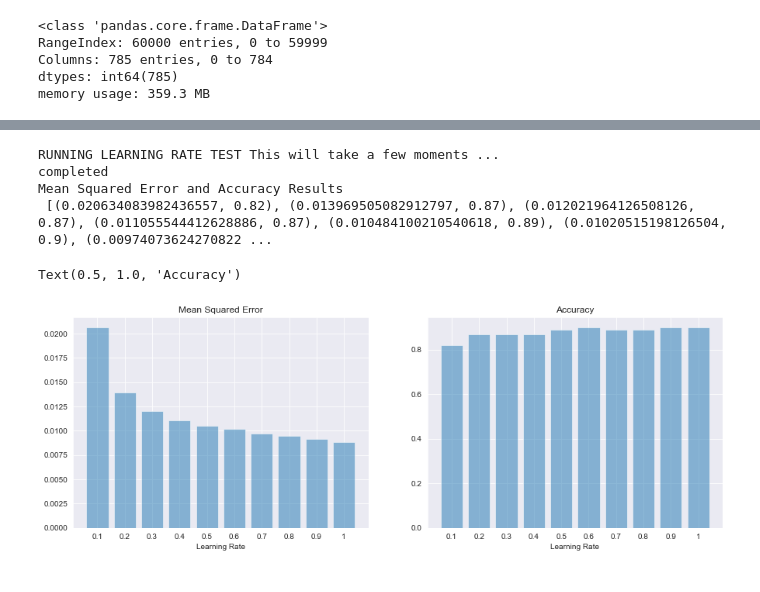
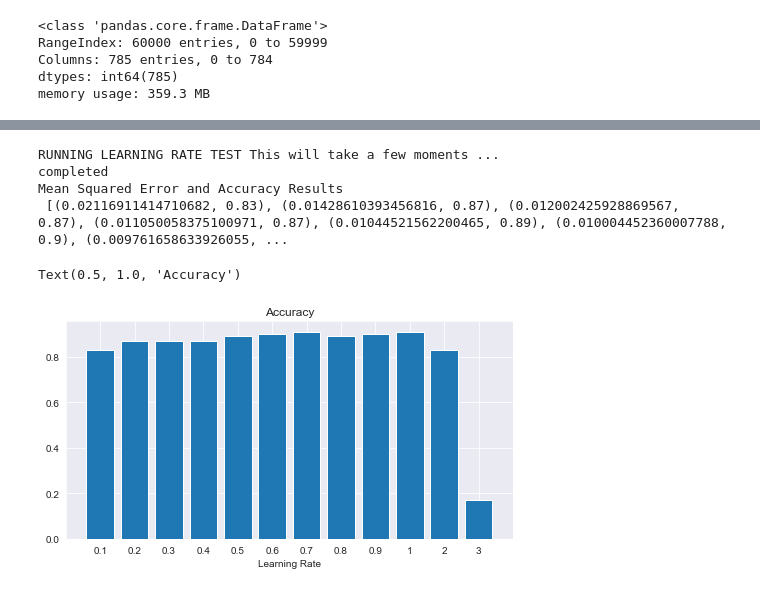
Before and after one commit to CC-Gold-PGW/Adv-AI-Coursework, a Jupyter notebook: coursework1/task1.ipynb, the cells around one changed output, grey strips where cells are left out. Drawn from its saved outputs; the diff is of its cells as text; code cells hidden in the pictures.

```diff
--- a/coursework1/task1.ipynb
+++ b/coursework1/task1.ipynb
@@ -286,7 +278,7 @@ Text(0.5, 1.0, 'Accuracy')
 print("RUNNING BATCH TEST This will take a few moments ...")
 ann_list = []
 train_results_list = []
-batch_sizes = [1, 20, 100, 200, 500, len(X_train)]
+batch_sizes = [1, 2, 4, 6, 9, 12, 16, 20, 100, 200, 500, len(X_train)]
 
 for batch_size in batch_sizes:
     # configure the layers
@@ -322,23 +314,15 @@ objects = batch_sizes
 performance = test_results_list
 
 # plot performances bars
-fig, axes = plt.subplots(1, 2, figsize=(15,5))
+fig, axes = plt.subplots(1, 1, figsize=(8,4))
 y_pos = np.arange(len(objects))
-# get mean squared error from performance
-model_mse = [x[0] for x in performance]
-axes[0].bar(y_pos, model_mse, align='center', alpha=0.5)
-axes[0].set_xticks(y_pos)
-axes[0].set_xticklabels(objects)
-axes[0].set_xlabel('Batches')
-axes[0].set_title('Mean Squared Error')
-
 # plot accuracy from performance
 model_acc = [x[1] for x in performance]
-axes[1].bar(y_pos, model_acc, align='center', alpha=0.5)
-axes[1].set_xticks(y_pos)
-axes[1].set_xticklabels(objects)
-axes[1].set_xlabel('Batches')
-axes[1].set_title('Accuracy')
+axes.bar(y_pos, model_acc, align='center', alpha=1)
+axes.set_xticks(y_pos)
+axes.set_xticklabels(objects)
+axes.set_xlabel('Batches')
+axes.set_title('Accuracy')
 # %% [output]
 RUNNING BATCH TEST This will take a few moments ...
 completed
@@ -350,7 +334,7 @@ Text(0.5, 1.0, 'Accuracy')
 print("RUNNING LEARNING RATE TEST This will take a few moments ...")
 ann_list = []
 train_results_list = []
-learning_rates = [0.1, 0.2, 0.3, 0.4, 0.5, 0.6, 0.7, 0.8, 0.9, 1]
+learning_rates = [0.1, 0.2, 0.3, 0.4, 0.5, 0.6, 0.7, 0.8, 0.9, 1, 2, 3]
 
 for rate in learning_rates:
     # configure the layers
@@ -367,46 +351,38 @@ for rate in learning_rates:
 print('completed')
 
 #Test Array
 test_results_list = []
 
 for model in ann_list:
     df_test_result = model.test(X_test, y_test)
     mse=df_test_result['mean_squared_error'].values
     acc=df_test_result['accuracy'].values
 
     test_results_list.append((mse[0], acc[0]))
 
     pass
 pass
 
 print ("Mean Squared Error and Accuracy Results \n {}".format(test_results_list))
 
 #Build Chart
 objects = learning_rates
 performance = test_results_list
 
 # plot performances bars
-fig, axes = plt.subplots(1, 2, figsize=(15,5))
+fig, axes = plt.subplots(1, 1, figsize=(8,4))
 y_pos = np.arange(len(objects))
-# get mean squared error from performance
-model_mse = [x[0] for x in performance]
-axes[0].bar(y_pos, model_mse, align='center', alpha=0.5)
-axes[0].set_xticks(y_pos)
-axes[0].set_xticklabels(objects)
-axes[0].set_xlabel('Learning Rate')
-axes[0].set_title('Mean Squared Error')
-
 # plot accuracy from performance
 model_acc = [x[1] for x in performance]
-axes[1].bar(y_pos, model_acc, align='center', alpha=0.5)
-axes[1].set_xticks(y_pos)
-axes[1].set_xticklabels(objects)
-axes[1].set_xlabel('Learning Rate')
-axes[1].set_title('Accuracy')
+axes.bar(y_pos, model_acc, align='center', alpha=1)
+axes.set_xticks(y_pos)
+axes.set_xticklabels(objects)
+axes.set_xlabel('Learning Rate')
+axes.set_title('Accuracy')
 # %% [output]
 RUNNING LEARNING RATE TEST This will take a few moments ...
 completed
 Mean Squared Error and Accuracy Results
- [(0.020634083982436557, 0.82), (0.013969505082912797, 0.87), (0.012021964126508126, 0.87), (0.011055544412628886, 0.87), (0.010484100210540618, 0.89), (0.01020515198126504, 0.9), (0.00974073624270822 ...
+ [(0.02116911414710682, 0.83), (0.01428610393456816, 0.87), (0.012002425928869567, 0.87), (0.011050058375100971, 0.87), (0.01044521562200465, 0.89), (0.010004452360007788, 0.9), (0.009761658633926055, ...
 Text(0.5, 1.0, 'Accuracy')
-[figure, old version]
+[figure, new version]
```
Also changed, not shown: parts of 2 cells of this notebook, 1 other file.
